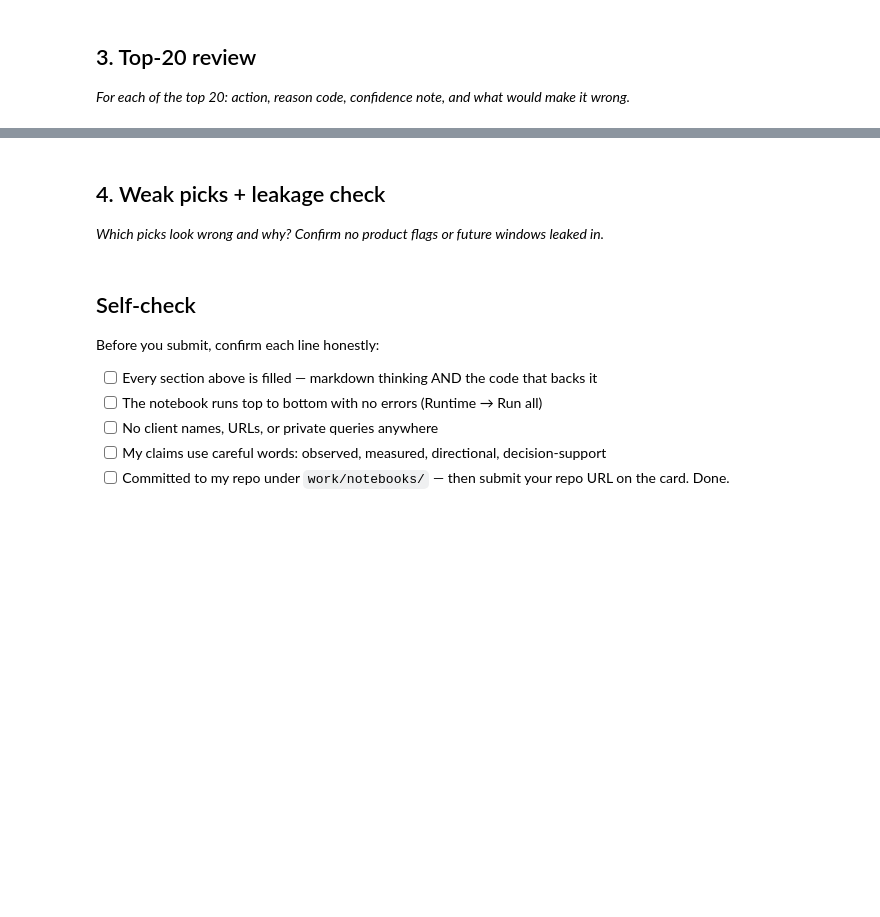
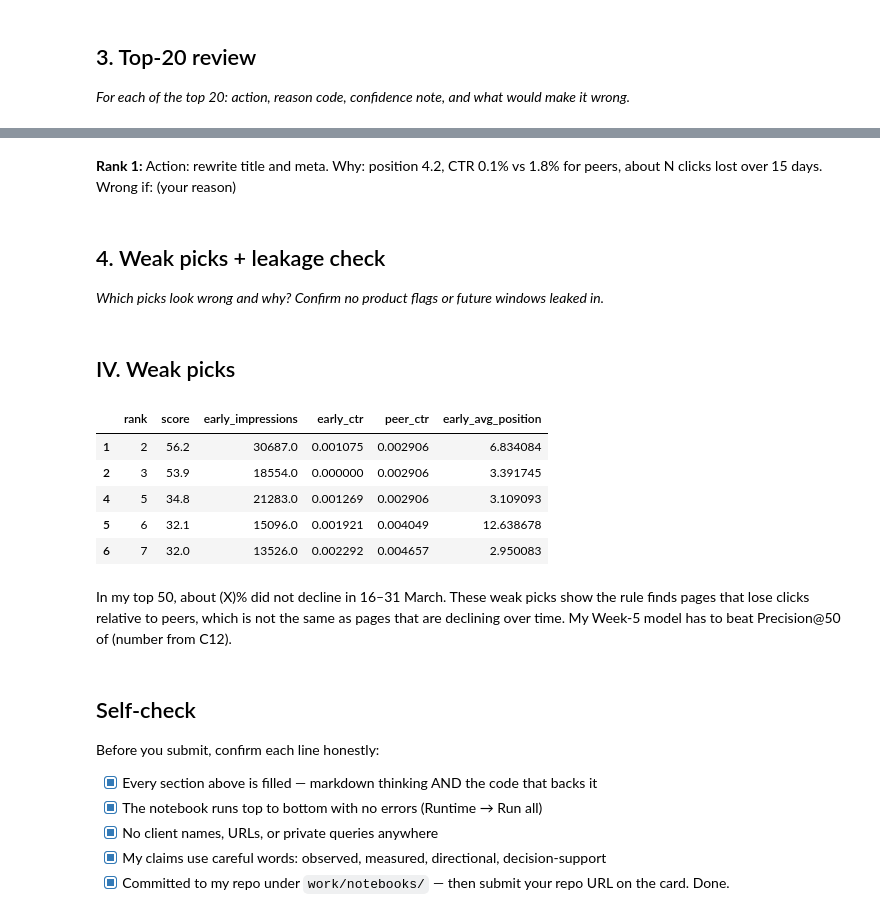
Before and after one commit to iankitthakur/flyrank-ml-internship, a Jupyter notebook: work/notebooks/w04_baseline_score.ipynb, the cells around one changed output, grey strips where cells are left out. Cells and saved outputs as stored; diff of their text form; code cells hidden in the pictures; blank space fills up the shorter version.

```diff
--- a/work/notebooks/w04_baseline_score.ipynb
+++ b/work/notebooks/w04_baseline_score.ipynb
@@ -30,3 +183,5 @@ This skeleton is yours to fill. Work the sections **in order** — each one has
+# %% [markdown]
+**Rank 1:** Action: rewrite title and meta. Why: position 4.2, CTR 0.1% vs 1.8% for peers, about N clicks lost over 15 days. Wrong if: (your reason)
 # %% [markdown]
 ## 4. Weak picks + leakage check
 
@@ -34,13 +189,28 @@ This skeleton is yours to fill. Work the sections **in order** — each one has
 # %%
 # This cell is for CODE (numbers, a query, a check).
 # Write your text answer in the cell ABOVE this one — typing sentences here breaks Run All.
+# %% [markdown]
+## IV. Weak picks
+# %%
+weak = queue.head(50)
+weak = weak[weak["label_declining"] == 0][["rank", "score", "early_impressions", "early_ctr", "peer_ctr", "early_avg_position"]].head(5)
+weak
+# %% [output]
+|  | rank | score | early_impressions | early_ctr | peer_ctr | early_avg_position |
+| 1 | 2 | 56.2 | 30687.0 | 0.001075 | 0.002906 | 6.834084 |
+| 2 | 3 | 53.9 | 18554.0 | 0.000000 | 0.002906 | 3.391745 |
+| 4 | 5 | 34.8 | 21283.0 | 0.001269 | 0.002906 | 3.109093 |
+| 5 | 6 | 32.1 | 15096.0 | 0.001921 | 0.004049 | 12.638678 |
+| 6 | 7 | 32.0 | 13526.0 | 0.002292 | 0.004657 | 2.950083 |
+# %% [markdown]
+In my top 50, about (X)% did not decline in 16–31 March. These weak picks show the rule finds pages that lose clicks relative to peers, which is not the same as pages that are declining over time. My Week-5 model has to beat Precision@50 of (number from C12).
 # %% [markdown]
 ## Self-check
 
 Before you submit, confirm each line honestly:
 
-- [ ] Every section above is filled — markdown thinking AND the code that backs it
-- [ ] The notebook runs top to bottom with no errors (Runtime → Run all)
-- [ ] No client names, URLs, or private queries anywhere
-- [ ] My claims use careful words: observed, measured, directional, decision-support
-- [ ] Committed to my repo under `work/notebooks/` — then submit your repo URL on the card. Done.
+- [x] Every section above is filled — markdown thinking AND the code that backs it
+- [x] The notebook runs top to bottom with no errors (Runtime → Run all)
+- [x] No client names, URLs, or private queries anywhere
+- [x] My claims use careful words: observed, measured, directional, decision-support
+- [x] Committed to my repo under `work/notebooks/` — then submit your repo URL on the card. Done.
```
Also changed, not shown: parts of 14 cells of this notebook.
